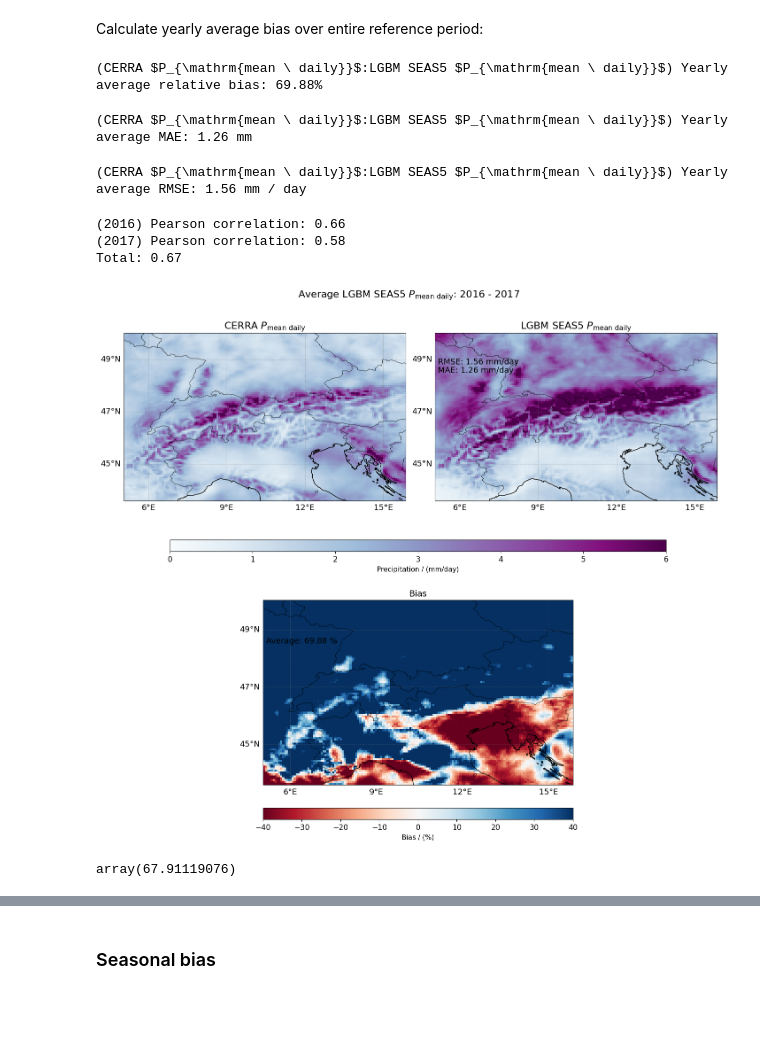
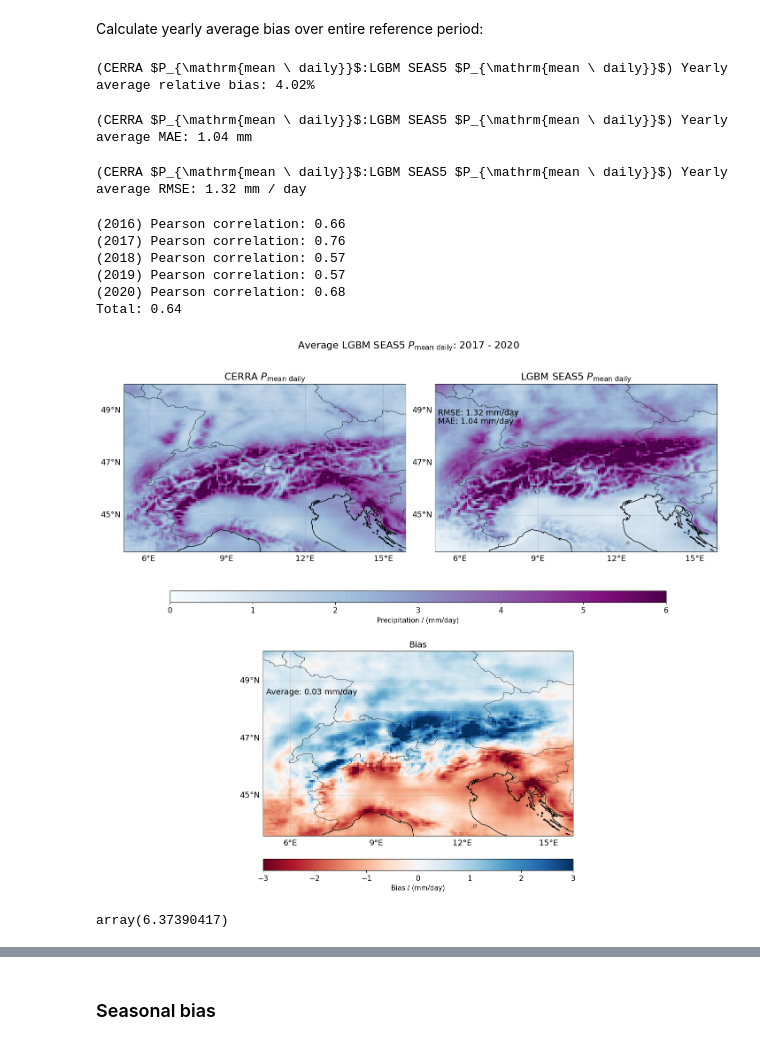
Before and after one commit to suriyahgit/downScaleML, a Jupyter notebook: Notebooks/Thesis_Results/sf_precipitation.ipynb, the cells around one changed output, grey strips where cells are left out. Drawn from its saved outputs; the diff is of its cells as text; code cells hidden in the pictures; blank space fills up the shorter version.

```diff
--- a/Notebooks/Thesis_Results/sf_precipitation.ipynb
+++ b/Notebooks/Thesis_Results/sf_precipitation.ipynb
@@ -31,7 +31,7 @@ NAMES = {'pr': 'precipitation'}
 PRED = 'LGBM SEAS5 $P_{\mathrm{mean \ daily}}$'
 TRUE = 'CERRA $P_{\mathrm{mean \ daily}}$'
 # %%
-y_pred = xr.open_dataset("/mnt/CEPH_PROJECTS/InterTwin/Climate_Downscaling/sf_downscaling/RESULTS/pr/LGBMRegressor_pr_ztuvq_500_850_mslppr_0mm_dem_doy_hindcast.nc")
+y_pred = xr.open_dataset("/mnt/CEPH_PROJECTS/InterTwin/Climate_Downscaling/sf_downscaling/RESULTS/pr/LGBMRegressor_pr_ztuvq_500_850_mslppr_0mm_dem_doy_forecast.nc")
 y_true = xr.open_dataset("/mnt/CEPH_PROJECTS/InterTwin/Climate_Downscaling/hydroModelDownscale/CERRA/pr/CERRA_total_precipitation_1985_2020.nc")
 # %%
 # subset to time period covered by predictions
@@ -109,8 +85,7 @@ Attributes:
     history:                 Fri Dec 08 07:08:04 2023: cdo remapbil,/mnt/CEPH...
     CDO:                     Climate Data Operators version 2.0.4 (https://mp...
 # %%
-y_pred = y_pred["precipitation"].median(dim='number')
+y_pred = y_pred["precipitation"].median(dim="member")
 y_pred = y_pred.to_dataset(name="precipitation")
-
 y_pred
 # %% [output]
@@ -124,0 +100,10 @@ Data variables:
+# %%
+import xarray as xr
+hind = xr.open_dataset("/mnt/CEPH_PROJECTS/InterTwin/Climate_Downscaling/sf_downscaling/RESULTS/pr/LGBMRegressor_pr_ztuvq_500_850_mslppr_0mm_dem_doy_hindcast.nc")
+hind = hind[PREDICTAND].median(dim='number')
+hind = hind.to_dataset(name=PREDICTAND)
+hind = hind.rename({'pr': 'precipitation'})
+
+
+y_pred = xr.concat([hind, y_pred], dim='time')
+y_pred
@@ -382,19 +414,19 @@ y_true_yearly_avg = y_true.groupby('time.year').mean(dim='time')
 bias_yearly_avg = ((y_pred_yearly_avg - y_true_yearly_avg) / y_true_yearly_avg) * 100
 print('({}:{}) Yearly average relative bias: {:.2f}%'.format(TRUE, PRED, bias_yearly_avg.mean().item()))
 # %% [output]
-(CERRA $P_{\mathrm{mean \ daily}}$:LGBM SEAS5 $P_{\mathrm{mean \ daily}}$) Yearly average relative bias: 69.88%
+(CERRA $P_{\mathrm{mean \ daily}}$:LGBM SEAS5 $P_{\mathrm{mean \ daily}}$) Yearly average relative bias: 4.02%
 # %%
 # mean absolute error over reference period
 mae_avg = np.abs(y_pred_yearly_avg - y_true_yearly_avg)
 print('({}:{}) Yearly average MAE: {:.2f} mm'.format(TRUE, PRED, mae_avg.mean().item()))
 # %% [output]
-(CERRA $P_{\mathrm{mean \ daily}}$:LGBM SEAS5 $P_{\mathrm{mean \ daily}}$) Yearly average MAE: 1.26 mm
+(CERRA $P_{\mathrm{mean \ daily}}$:LGBM SEAS5 $P_{\mathrm{mean \ daily}}$) Yearly average MAE: 1.04 mm
 # %%
 # root mean squared error over reference period
 rmse_avg = np.sqrt(((y_pred_yearly_avg - y_true_yearly_avg) ** 2).mean())
 print('({}:{}) Yearly average RMSE: {:.2f} mm / day'.format(TRUE, PRED, rmse_avg.item()))
 # %% [output]
-(CERRA $P_{\mathrm{mean \ daily}}$:LGBM SEAS5 $P_{\mathrm{mean \ daily}}$) Yearly average RMSE: 1.56 mm / day
+(CERRA $P_{\mathrm{mean \ daily}}$:LGBM SEAS5 $P_{\mathrm{mean \ daily}}$) Yearly average RMSE: 1.32 mm / day
 # %%
 # Pearson's correlation coefficient over reference period
 for year in y_pred_yearly_avg.year:
@@ -407,8 +439,11 @@ r, _ = stats.pearsonr(y_pred_yearly_avg.values[~np.isnan(y_pred_yearly_avg.value
 print('Total: {:.2f}'.format(r))
 # %% [output]
 (2016) Pearson correlation: 0.66
-(2017) Pearson correlation: 0.58
-Total: 0.67
+(2017) Pearson correlation: 0.76
+(2018) Pearson correlation: 0.57
+(2019) Pearson correlation: 0.57
+(2020) Pearson correlation: 0.68
+Total: 0.64
 # %%
 import matplotlib.pyplot as plt
 import cartopy.crs as ccrs
@@ -422,7 +457,7 @@ import matplotlib.ticker as mticker
 # Set the CRS to EPSG 4326
 ds_true_mean = y_true_yearly_avg.mean(dim="year")
 ds_pred_mean = y_pred_yearly_avg.mean(dim="year")
-bias = bias_yearly_avg.mean(dim="year")
+bias = ds_pred_mean - ds_true_mean
 ds_true_mean.rio.set_crs("EPSG:4326", inplace=True)
 ds_pred_mean.rio.set_crs("EPSG:4326", inplace=True)
 bias.rio.set_crs("EPSG:4326", inplace=True)
@@ -449,7 +484,7 @@ for i, number in enumerate(numbers):
 
     # Plot the data
     if i == 2:
-        im = ds_number.plot(ax=ax, cmap='RdBu', vmin=-40, vmax=40, add_colorbar=False)
+        im = ds_number.plot(ax=ax, cmap='RdBu', vmin=-3, vmax=3, add_colorbar=False)
     else:
         img = ds_number.plot(ax=ax, cmap='BuPu', vmin=0, vmax=6, add_colorbar=False)
 
@@ -488,37 +523,37 @@ for i, number in enumerate(numbers):
     elif i == 1:
         ax.set_title(PRED, fontsize=16)
         ax.text(0.01, 0.85, "RMSE: {:.2f} mm/day".format(rmse_avg.item()), ha='left', va='top', transform=ax.transAxes, fontsize=13, color='black')
         ax.text(0.01, 0.8, "MAE: {:.2f} mm/day".format(mae_avg.mean().item()), ha='left', va='top', transform=ax.transAxes, fontsize=13, color='black')
     elif i == 2:
         ax.set_title('Bias', fontsize=14)
-        ax.text(0.01, 0.8, "Average: {:.2f} %".format(bias_yearly_avg.mean().item()), ha='left', va='top', transform=ax.transAxes, fontsize=13, color='black')
+        ax.text(0.01, 0.8, "Average: {:.2f} mm/day".format(bias.mean().item()), ha='left', va='top', transform=ax.transAxes, fontsize=13, color='black')
 
 fig.suptitle('Average {}: {} - {}'.format(PRED, start_year, end_year), fontsize=16, y=0.97);
 
 # Create a common colorbar for bias
 cbar_ax_bias = fig.add_axes([0.115, 0.515, 0.8, 0.02])  # Adjust height to fit properly
 cbar_bias = fig.colorbar(img, cax=cbar_ax_bias, orientation='horizontal')
 cbar_bias.set_label('Precipitation / (mm/day)', fontsize=11)
 cbar_bias.ax.tick_params(labelsize=12)
 # Hide the empty subplot
 fig.delaxes(axes[1, 1])
 
 # Add a separate colorbar for the second row plot
 cbar_ax_second_row = fig.add_axes([0.265, 0.05, 0.5, 0.02])  # Adjust height to fit properly
 cbar_second_row = fig.colorbar(im, cax=cbar_ax_second_row, orientation='horizontal')
-cbar_second_row.set_label('Bias / (%)', fontsize=11)  # Set your label
+cbar_second_row.set_label('Bias / (mm/day)', fontsize=11)  # Set your label
 cbar_second_row.ax.tick_params(labelsize=12)
 #cbar_second_row.set_ticks([your_ticks])  # Set your ticks
 #cbar_second_row.set_ticklabels([your_tick_labels])  # Set your tick labels
 
 plt.show()
 
 
 # save figure
 fig.savefig('/home/sdhinakaran/eurac/downScaleML/Notebooks/Thesis_Results/plots/sf_{}_bias_pr.png'.format(PREDICTAND), dpi=300, bbox_inches='tight')
 # %% [output]
-[figure, old version]
+[figure, new version]
 # %%
-bias.median().values
+bias.max().values
 # %% [output]
-array(67.91119076)
+array(6.37390417)
```
Also changed, not shown: parts of 31 cells of this notebook, 39 other files.
